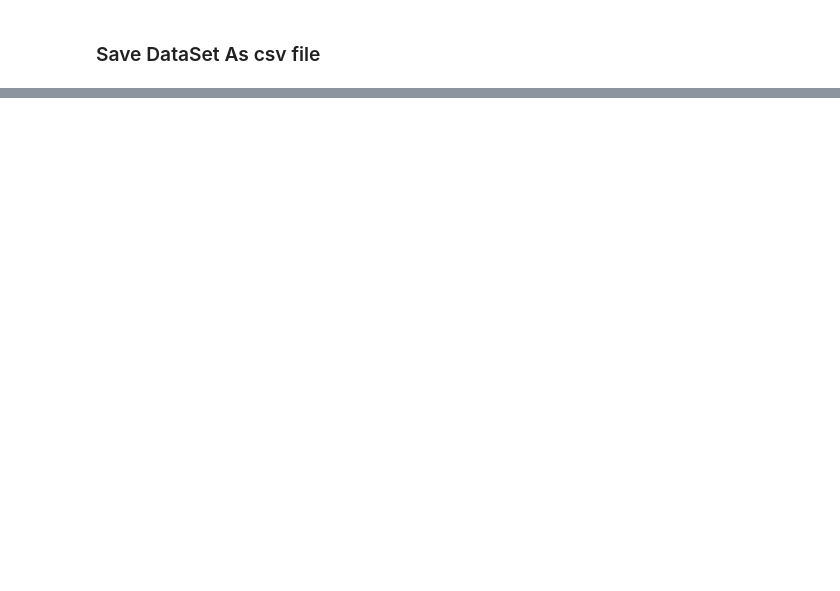
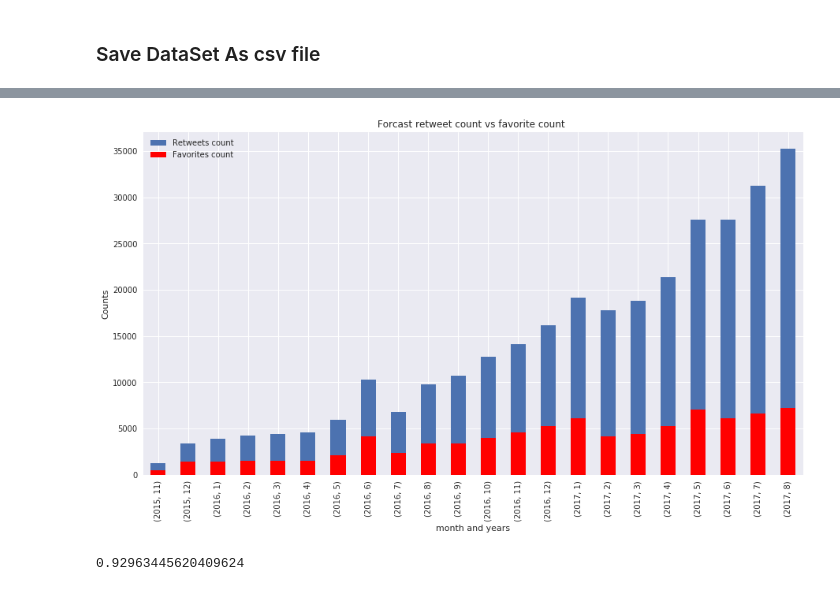
Before and after one commit to faizzal/Wrangling-Data-and-Analysis-WeRateDog, a Jupyter notebook: wrangle_act.ipynb, the cells around one changed output, grey strips where cells are left out. Saved outputs shown, nothing was run; the diff lists cells and outputs as text; code cells hidden in the pictures; blank space fills up the shorter version.

```diff
--- a/wrangle_act.ipynb
+++ b/wrangle_act.ipynb
@@ -923,0 +979,15 @@ Tweet_Arch_clean.to_csv('twitter_archive_master.csv')
+# %%
+fig = plt.figure(figsize=(15,8))
+df['favorite_count'].groupby([df["timestamp"].dt.year, df["timestamp"].dt.month]).mean().plot('bar').set_ylim(0, )
+df['retweet_count'].groupby([df["timestamp"].dt.year, df["timestamp"].dt.month]).mean().plot('bar',color='red')
+plt.legend(('Retweets count', 'Favorites count'))
+plt.title('Forcast retweet count vs favorite count ')
+plt.ylabel('Counts')
+plt.xlabel('month and years')
+plt.savefig('Forcast retweet count vs favorite count.png')
+# %% [output]
+[figure, added]
+# %%
+df.favorite_count.corr(df.retweet_count)
+# %% [output]
+0.92963445620409624
```
Also changed, not shown: parts of 27 cells of this notebook.
